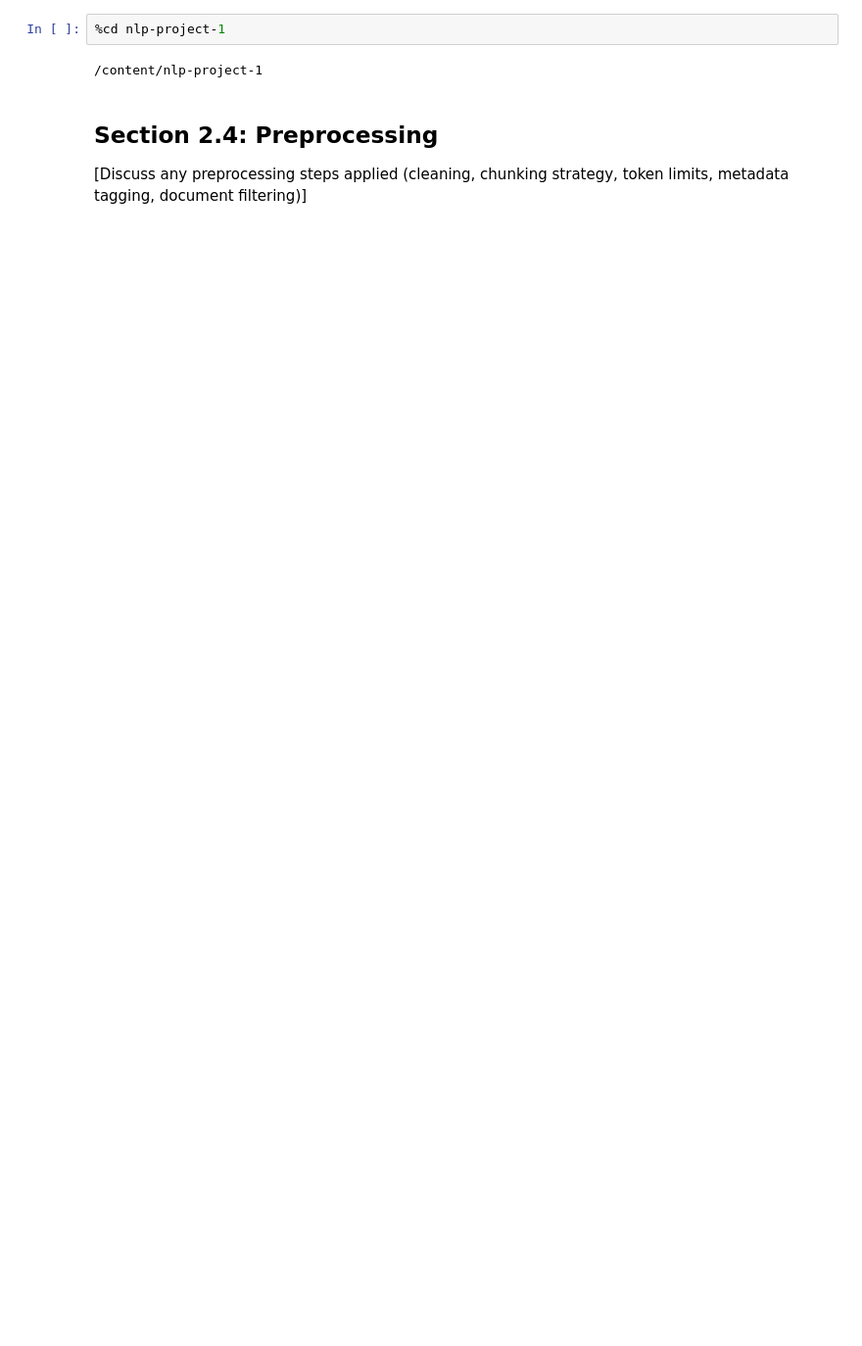
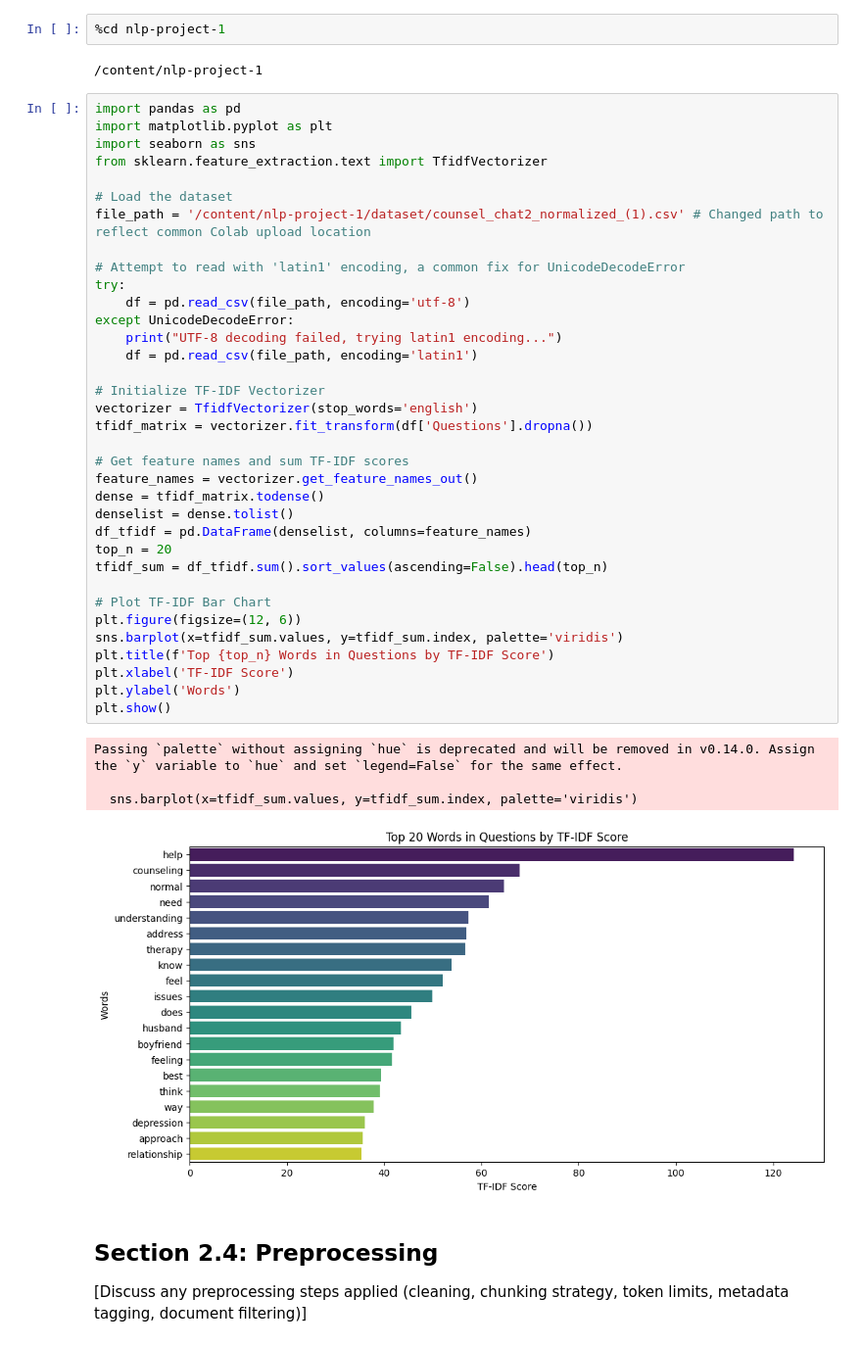
Before and after one commit to NeoRedcraft/nlp-project-1, a Jupyter notebook: Final.ipynb, the cells around one changed output. Shown at 98% size. Saved outputs shown, nothing was run; the diff lists cells and outputs as text; blank space fills up the shorter version.

```diff
--- a/Final.ipynb
+++ b/Final.ipynb
@@ -26,6 +32,46 @@ fatal: destination path 'nlp-project-1' already exists and is not an empty direc
 %cd nlp-project-1
 # %% [output]
 /content/nlp-project-1
+# %%
+import pandas as pd
+import matplotlib.pyplot as plt
+import seaborn as sns
+from sklearn.feature_extraction.text import TfidfVectorizer
+
+# Load the dataset
+file_path = '/content/nlp-project-1/dataset/counsel_chat2_normalized_(1).csv' # Changed path to reflect common Colab upload location
+
+# Attempt to read with 'latin1' encoding, a common fix for UnicodeDecodeError
+try:
+    df = pd.read_csv(file_path, encoding='utf-8')
+except UnicodeDecodeError:
+    print("UTF-8 decoding failed, trying latin1 encoding...")
+    df = pd.read_csv(file_path, encoding='latin1')
+
+# Initialize TF-IDF Vectorizer
+vectorizer = TfidfVectorizer(stop_words='english')
+tfidf_matrix = vectorizer.fit_transform(df['Questions'].dropna())
+
+# Get feature names and sum TF-IDF scores
+feature_names = vectorizer.get_feature_names_out()
+dense = tfidf_matrix.todense()
+denselist = dense.tolist()
+df_tfidf = pd.DataFrame(denselist, columns=feature_names)
+top_n = 20
+tfidf_sum = df_tfidf.sum().sort_values(ascending=False).head(top_n)
+
+# Plot TF-IDF Bar Chart
+plt.figure(figsize=(12, 6))
+sns.barplot(x=tfidf_sum.values, y=tfidf_sum.index, palette='viridis')
+plt.title(f'Top {top_n} Words in Questions by TF-IDF Score')
+plt.xlabel('TF-IDF Score')
+plt.ylabel('Words')
+plt.show()
+# %% [output]
+Passing `palette` without assigning `hue` is deprecated and will be removed in v0.14.0. Assign the `y` variable to `hue` and set `legend=False` for the same effect.
+
+  sns.barplot(x=tfidf_sum.values, y=tfidf_sum.index, palette='viridis')
+[figure, added]
 # %% [markdown]
 ## Section 2.4: Preprocessing
 
```
Also changed, not shown: parts of 14 cells of this notebook.
